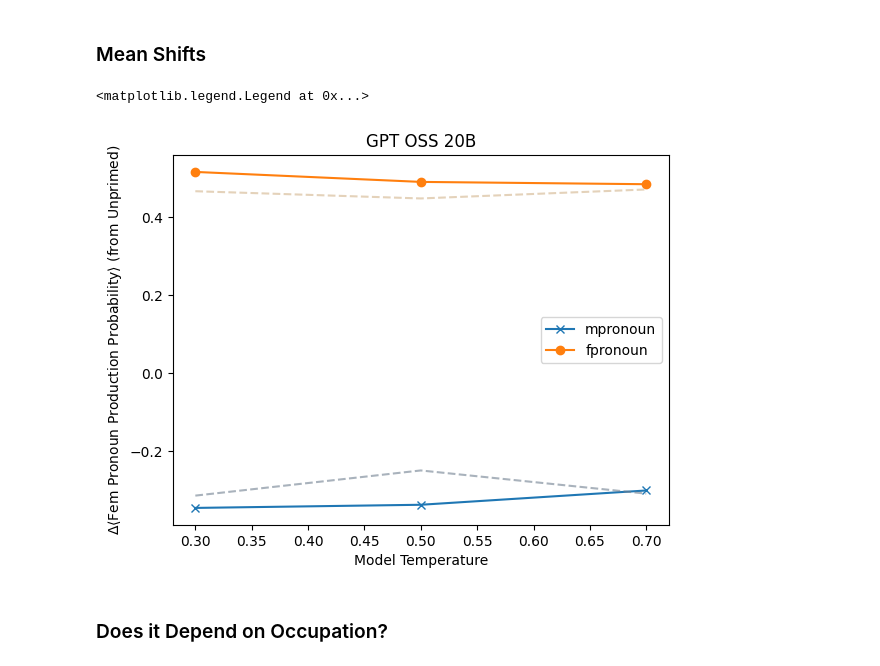
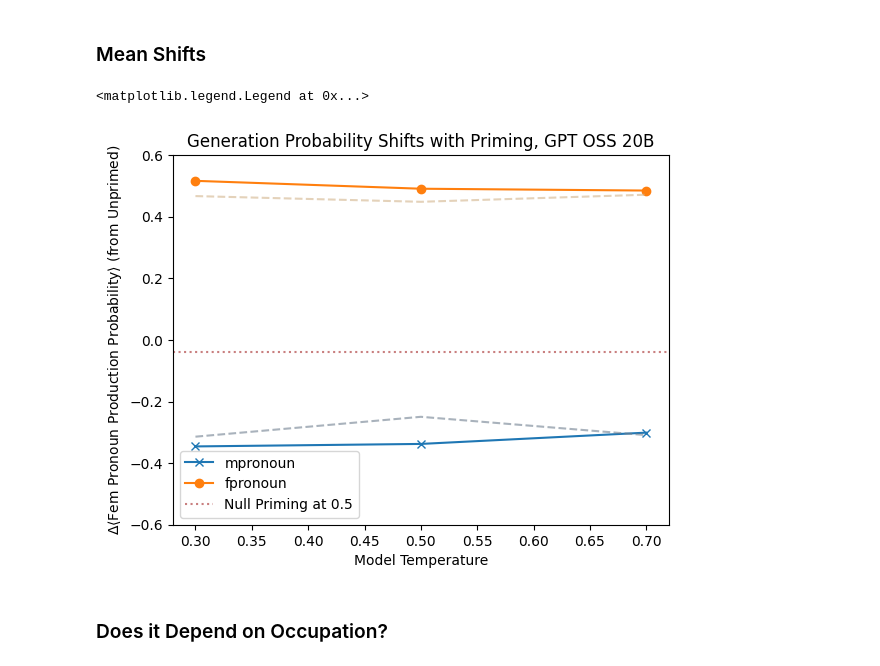
Before and after one commit to sagarkumar16/winogender_contextuality, a Jupyter notebook: notebooks/10-sk-bias-tests.ipynb, the cells around one changed output. Saved outputs shown, nothing was run; the diff lists cells and outputs as text; code cells hidden in the pictures.

```diff
--- a/notebooks/10-sk-bias-tests.ipynb
+++ b/notebooks/10-sk-bias-tests.ipynb
@@ -1476,23 +1155,26 @@ gen_gpt_03_shifts = mean_completion_shift(gpt_03, mode='generation')
 # %%
 plt.plot([0.3, 0.5, 0.7],
          [gen_gpt_03_shifts[0], gen_gpt_shifts[0], gen_gpt_07_shifts[0]], label='mpronoun', marker='x')
 plt.plot([0.3, 0.5, 0.7],
          [gen_gpt_03_shifts[1], gen_gpt_shifts[1], gen_gpt_07_shifts[1]], label='fpronoun', marker='o')
 
 plt.plot([0.3, 0.5, 0.7],
          [int_gpt_03_shifts[0], int_gpt_shifts[0], int_gpt_07_shifts[0]],  linestyle='dashed', alpha=0.6,
         color='slategrey')
 plt.plot([0.3, 0.5, 0.7],
          [int_gpt_03_shifts[1], int_gpt_shifts[1], int_gpt_07_shifts[1]],  linestyle='dashed', alpha=0.6,
         color='tan')
 
+plt.axhline(-0.04, color="brown", linestyle="dotted", alpha=0.6, label="Null Priming at 0.5")
+plt.ylim(-0.6, 0.6)
+
 plt.ylabel(r"$\Delta \langle$Fem Pronoun Production Probability$\rangle$ (from Unprimed)")
 plt.xlabel("Model Temperature")
-plt.title("GPT OSS 20B")
+plt.title("Generation Probability Shifts with Priming, GPT OSS 20B")
 plt.legend()
 # %% [output]
 <matplotlib.legend.Legend at 0x...>
-[figure, old version]
+[figure, new version]
 # %% [markdown]
 ### Does it Depend on Occupation?
 # %% [raw]
```
Also changed, not shown: parts of 25 cells of this notebook, 1 other file.
